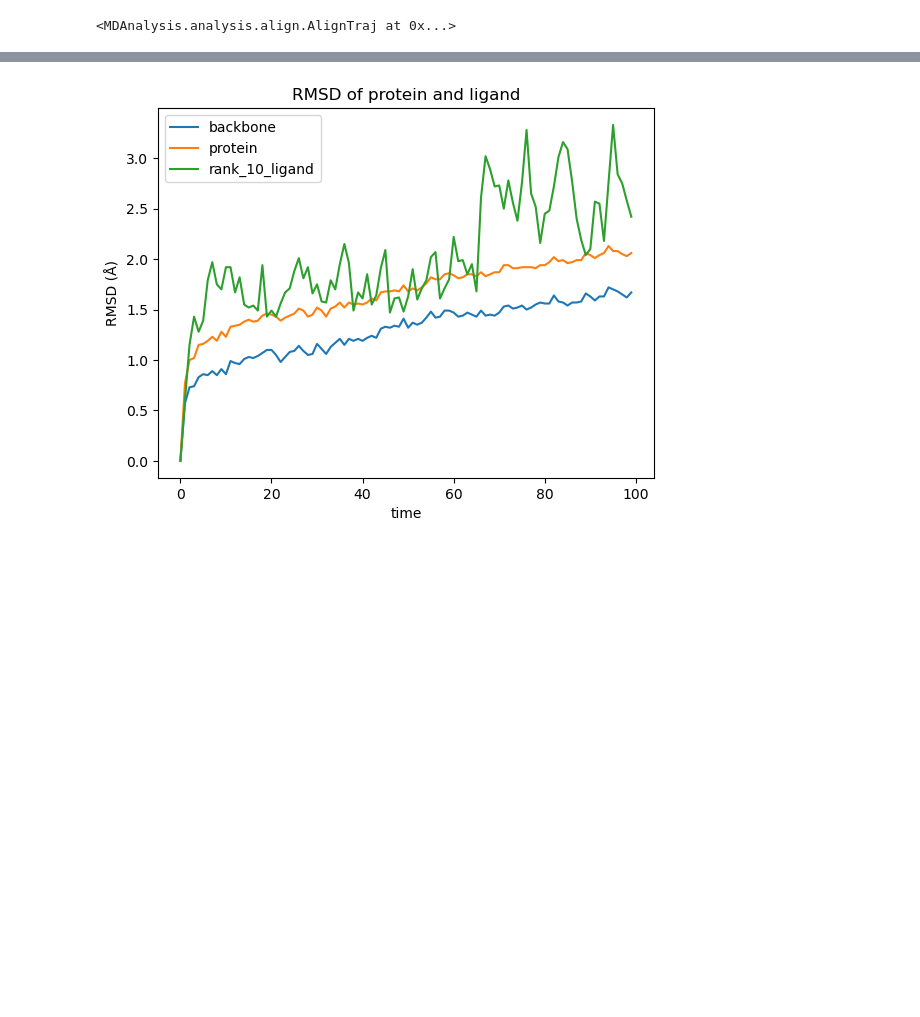
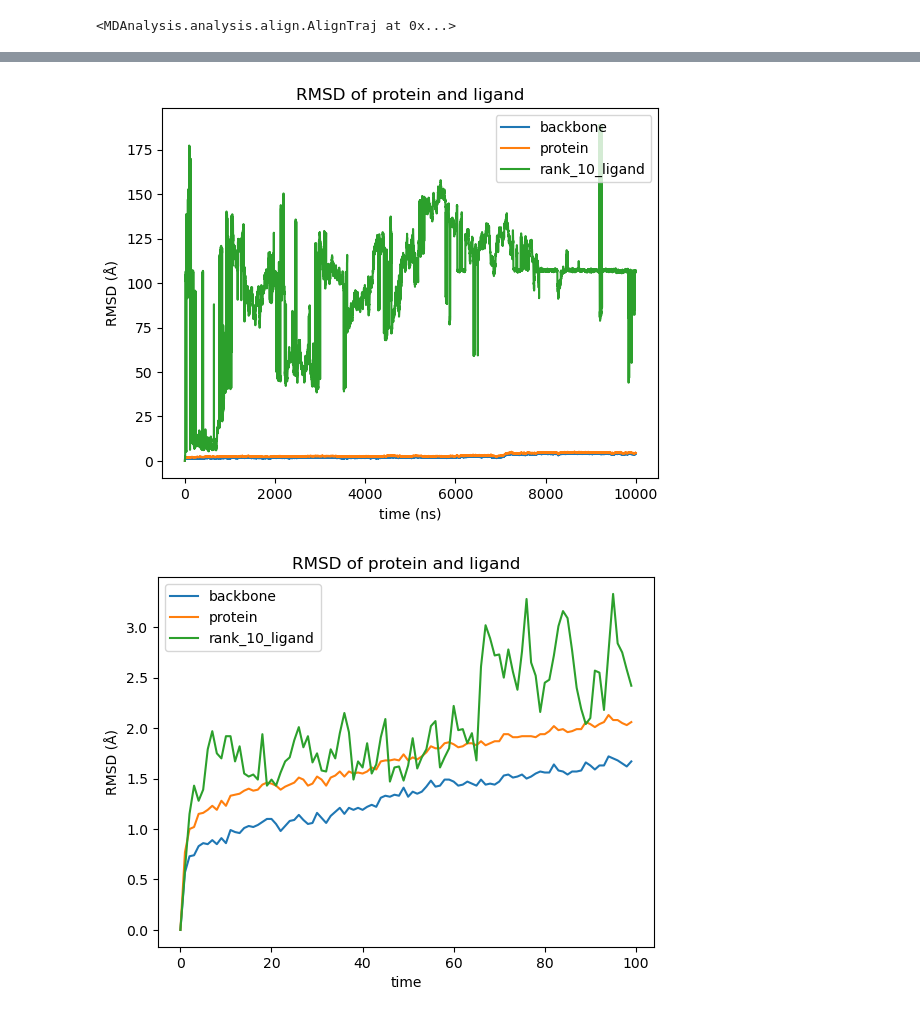
Before and after one commit to DeokhyeonYoon/Molecular-Dynamics-Simulation, a Jupyter notebook: about_rank_10.ipynb, the cells around one changed output, grey strips where cells are left out. Cells and saved outputs as stored; diff of their text form; code cells hidden in the pictures; blank space fills up the shorter version.

```diff
--- a/about_rank_10.ipynb
+++ b/about_rank_10.ipynb
@@ -439,3 +441,10 @@ rmsd.head()
+# %%
+rmsd.plot(title="RMSD of protein and ligand")
+plt.xlabel("time (ns)")
+plt.ylabel("RMSD (Å)");
+plt.savefig("rank10_rmsd_results")
+# %% [output]
+[figure, added]
 # %%
 rmsd.plot(title="RMSD of protein and ligand")
 plt.xlabel("time (ps)")
```
Also changed, not shown: parts of 2 cells of this notebook, 11 other files.
